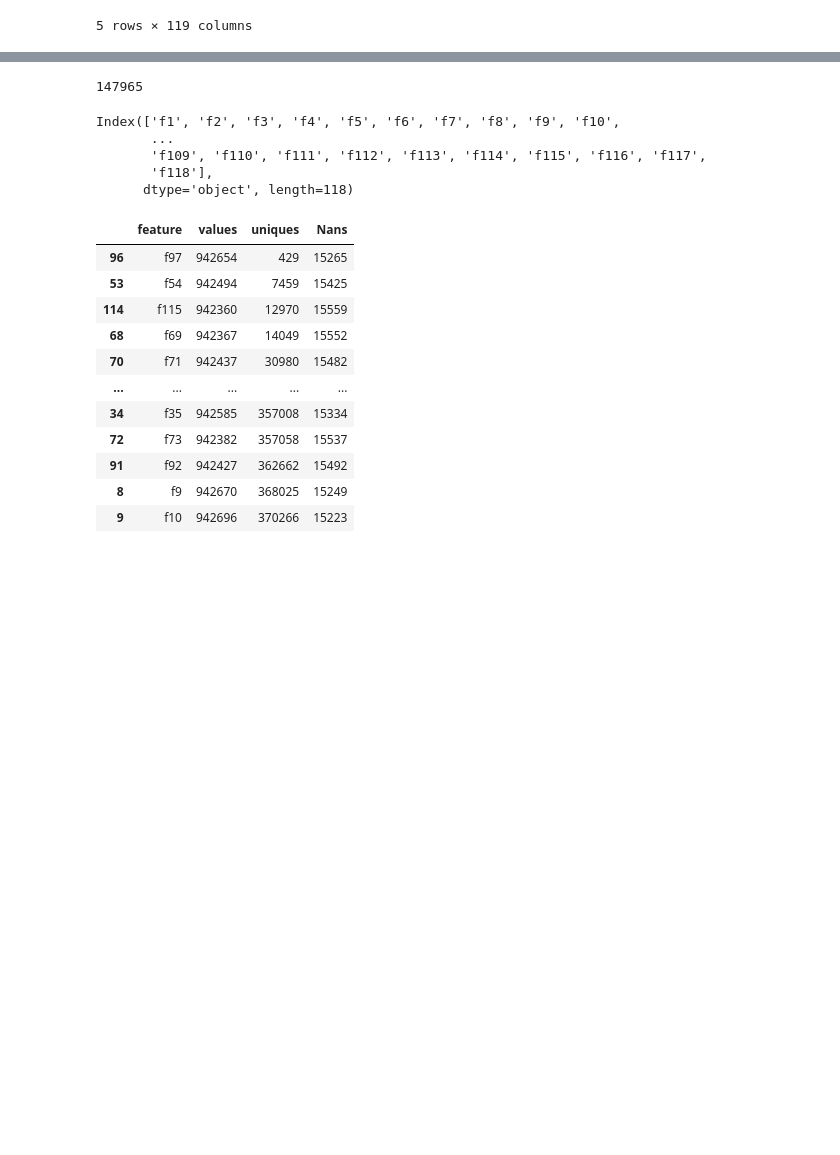
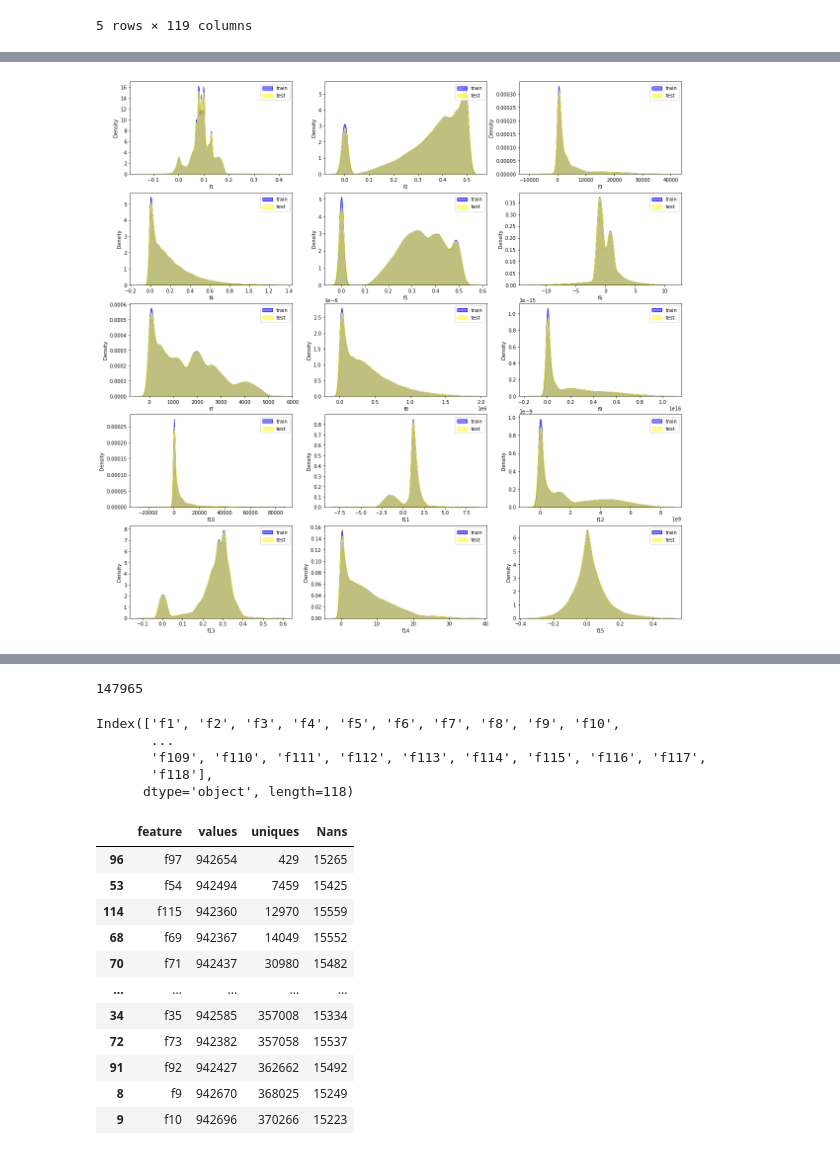
Before and after one commit to kenichiluna0627/tabular-playground-sep-2021, a Jupyter notebook: tabular_pg_sep2021.ipynb, the cells around one changed output, grey strips where cells are left out. Saved outputs shown, nothing was run; the diff lists cells and outputs as text; code cells hidden in the pictures; blank space fills up the shorter version.

```diff
--- a/tabular_pg_sep2021.ipynb
+++ b/tabular_pg_sep2021.ipynb
@@ -18,0 +60,14 @@ train.head()
+# %%
+fig,ax = plt.subplots(5, 3, figsize=(20,20))
+
+i = 1
+for feature in train.columns[:15]:
+    plt.subplot(5,3,i)
+    ax = sns.kdeplot(train[feature], shade=True, color='blue',  alpha=0.5, label='train')
+    ax = sns.kdeplot(test[feature], shade=True, color='yellow',  alpha=0.5, label='test')
+    plt.xlabel(feature)
+    plt.legend()
+    i += 1
+plt.show()
+# %% [output]
+[figure, added]
```
Also changed, not shown: parts of 22 cells of this notebook.
